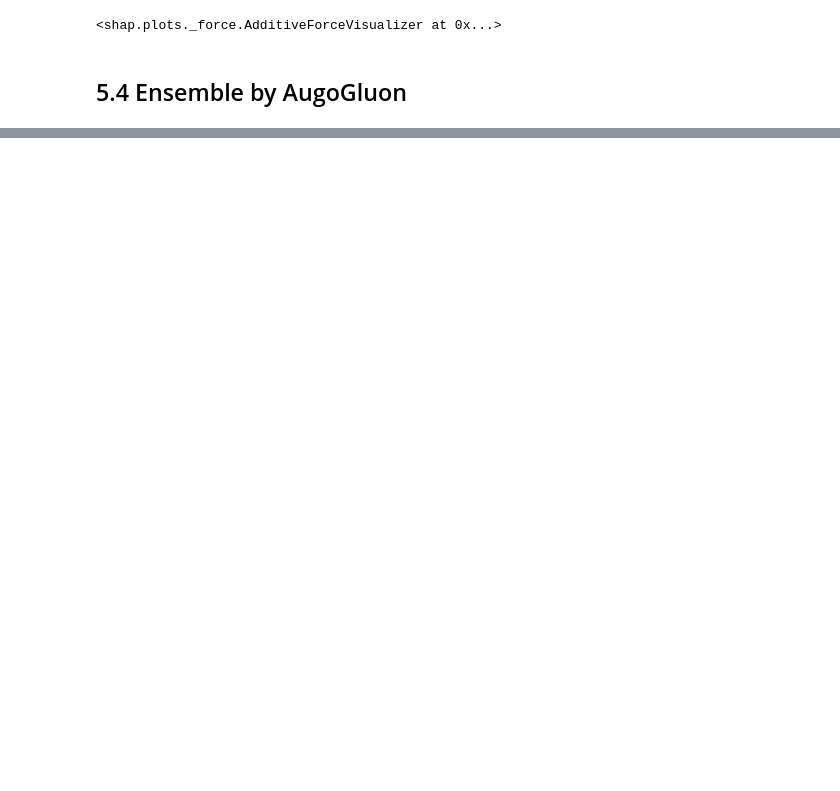
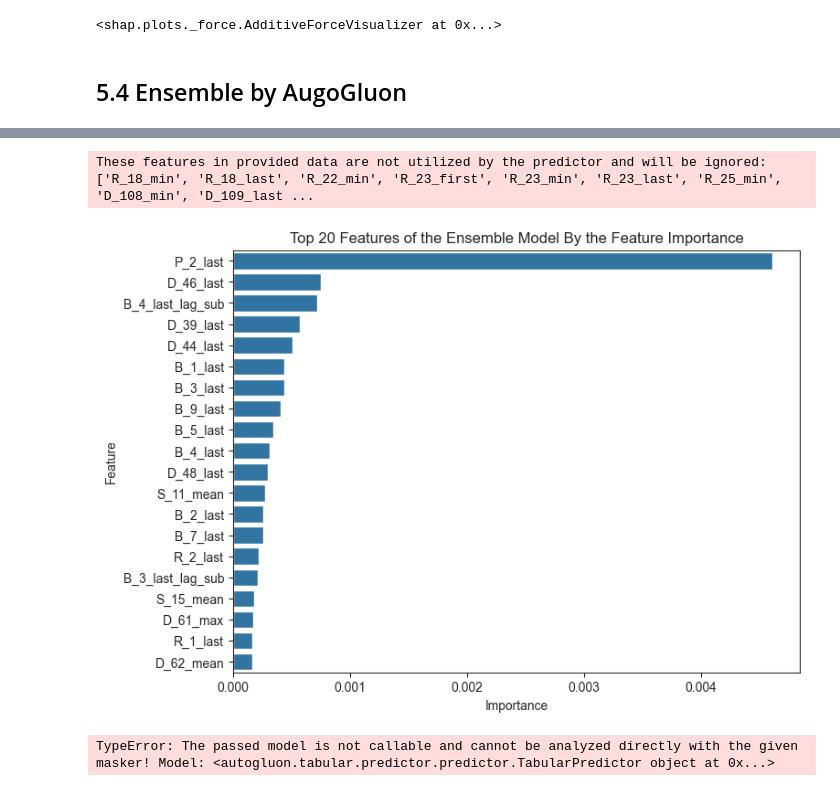
Before and after one commit to Dr-Spicy/AMEX_Default, a Jupyter notebook: Notebook only on Train.ipynb, the cells around one changed output, grey strips where cells are left out. Saved outputs shown, nothing was run; the diff lists cells and outputs as text; code cells hidden in the pictures; blank space fills up the shorter version.

```diff
--- a/Notebook only on Train.ipynb
+++ b/Notebook only on Train.ipynb
@@ -1358,20 +1464,23 @@ print('Results saved as "models/ensemble_model.joblib"')
 # %%
 # get the feature importance of the ensemble model
-feature_importance_ensemble = best_model_ensemble.feature_importances_
-# get the feature names
-feature_names = X_train.columns
-# create a dataframe of the feature importance
-df_feature_importance_ensemble = pd.DataFrame({'feature': feature_names, 'importance': feature_importance_ensemble})
-# sort the dataframe by the importance in descending order
-df_feature_importance_ensemble = df_feature_importance_ensemble.sort_values(by='importance', ascending=False)
-# normalize the importance
-df_feature_importance_ensemble['importance'] = df_feature_importance_ensemble['importance'] / df_feature_importance_ensemble['importance'].sum()
+feature_importance_ensemble = predictor.feature_importance(test_data, num_shuffle_sets=1, silent=True).reset_index()
+
 # plot the top 20 features
 plt.figure(figsize=(8, 6))
-sns.barplot(x='importance', y='feature', data=df_feature_importance_ensemble.head(20), legend=False)
-plt.title('Top 20 Features of the Ensemble Model By the Normalized Feature Importance')
-plt.xlabel('Importance Percentage')
+sns.barplot(x='importance', y='index', data=feature_importance_ensemble.head(20), legend=False)
+plt.title('Top 20 Features of the Ensemble Model By the Feature Importance')
+plt.xlabel('Importance')
 plt.ylabel('Feature')
 plt.show()
+# %% [output]
+These features in provided data are not utilized by the predictor and will be ignored: ['R_18_min', 'R_18_last', 'R_22_min', 'R_23_first', 'R_23_min', 'R_23_last', 'R_25_min', 'D_108_min', 'D_109_last ...
+[figure, added]
 # %%
+# Add the Shap values to the test set
+shap_ensemble = best_model_ensemble.feature_importance(test_data, type='ShapValues')
+df_shap_ensemble = pd.DataFrame(shap_ensemble[:,:-1], columns=best_model_ensemble.feature_names_)
+fea_imp_ensemble = df_shap_ensemble.abs().mean().sort_values(ascending=False)
+
 shap.summary_plot(shap_ensemble[:, :-1], test_data)
+# %% [output]
+TypeError: The passed model is not callable and cannot be analyzed directly with the given masker! Model: <autogluon.tabular.predictor.predictor.TabularPredictor object at 0x...>
```
Also changed, not shown: parts of 13 cells of this notebook.
